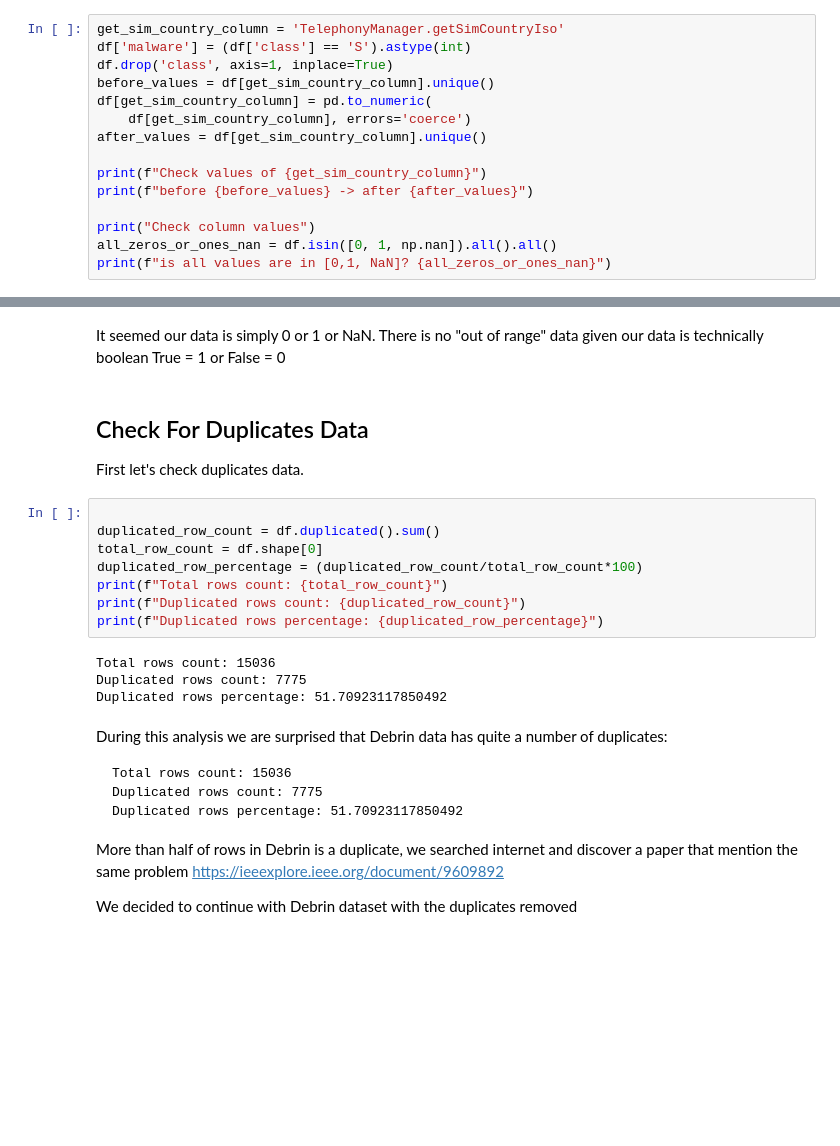
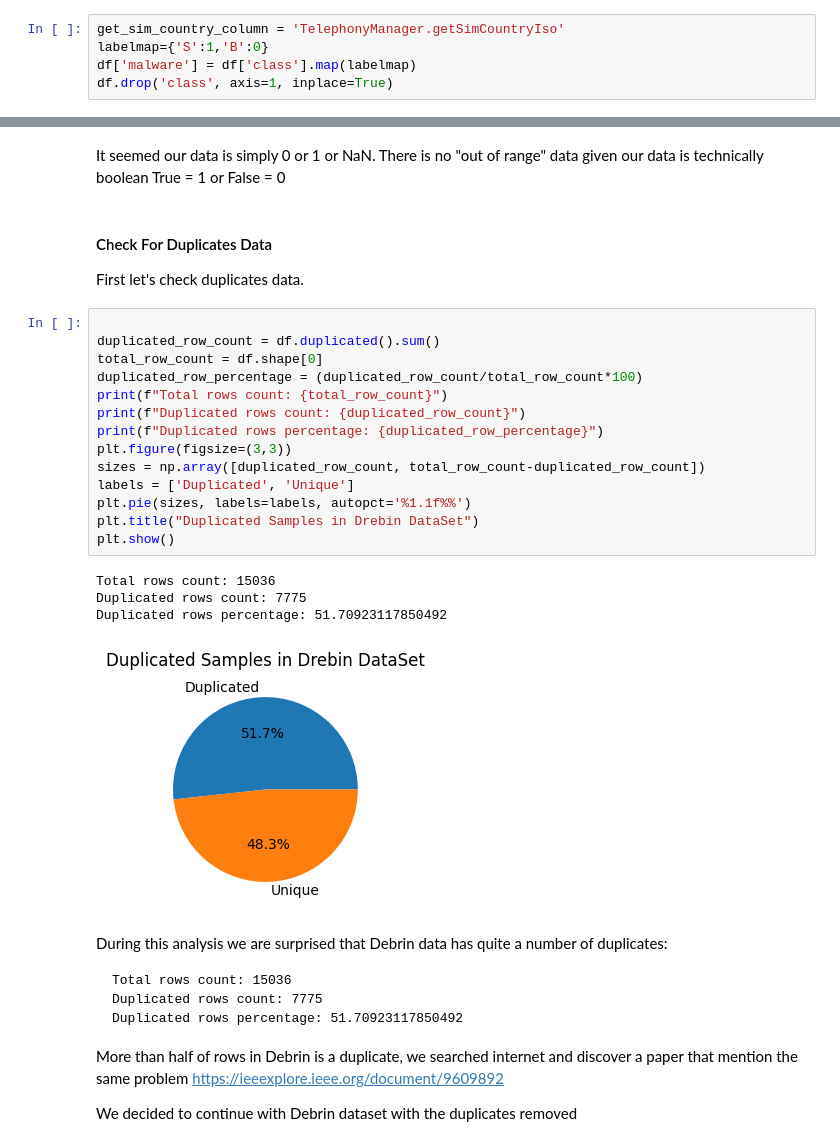
Before and after one commit to raymondsamalo/25S1-C-NYP-ITI111-Applied-Machine-Learning, a Jupyter notebook: AndroidMalwareRaymondSamalo.ipynb, the cells around one changed output, grey strips where cells are left out. Saved outputs shown, nothing was run; the diff lists cells and outputs as text; blank space fills up the shorter version.

````diff
--- a/AndroidMalwareRaymondSamalo.ipynb
+++ b/AndroidMalwareRaymondSamalo.ipynb
@@ -110,16 +141,6 @@ We shall do this by converting the value to integer 1 for Malware and 0 for beni
 Alright, given we know the two columns that we need to handle, let's preprocess them.
 # %%
 get_sim_country_column = 'TelephonyManager.getSimCountryIso'
-df['malware'] = (df['class'] == 'S').astype(int)
+labelmap={'S':1,'B':0}
+df['malware'] = df['class'].map(labelmap)
 df.drop('class', axis=1, inplace=True)
-before_values = df[get_sim_country_column].unique()
-df[get_sim_country_column] = pd.to_numeric(
-    df[get_sim_country_column], errors='coerce')
-after_values = df[get_sim_country_column].unique()
-
-print(f"Check values of {get_sim_country_column}")
-print(f"before {before_values} -> after {after_values}")
-
-print("Check column values")
-all_zeros_or_ones_nan = df.isin([0, 1, np.nan]).all().all()
-print(f"is all values are in [0,1, NaN]? {all_zeros_or_ones_nan}")
@@ -131,21 +166,28 @@ is all values are in [0,1, NaN]? True
 # %% [markdown]
 It seemed our data is simply 0 or 1 or NaN. There is no "out of range" data given our data is technically boolean True = 1 or False = 0
 # %% [markdown]
-## Check For Duplicates Data
+#### Check For Duplicates Data
 
 First let's check duplicates data.
 # %%
 
 duplicated_row_count = df.duplicated().sum()
 total_row_count = df.shape[0]
 duplicated_row_percentage = (duplicated_row_count/total_row_count*100)
 print(f"Total rows count: {total_row_count}")
 print(f"Duplicated rows count: {duplicated_row_count}")
 print(f"Duplicated rows percentage: {duplicated_row_percentage}")
+plt.figure(figsize=(3,3))
+sizes = np.array([duplicated_row_count, total_row_count-duplicated_row_count])
+labels = ['Duplicated', 'Unique']
+plt.pie(sizes, labels=labels, autopct='%1.1f%%')
+plt.title("Duplicated Samples in Drebin DataSet")
+plt.show()
 # %% [output]
 Total rows count: 15036
 Duplicated rows count: 7775
 Duplicated rows percentage: 51.70923117850492
+[figure, added]
 # %% [markdown]
 During this analysis we are surprised that Debrin data has quite a number of duplicates:
 ```
````
Also changed, not shown: parts of 36 cells of this notebook.
